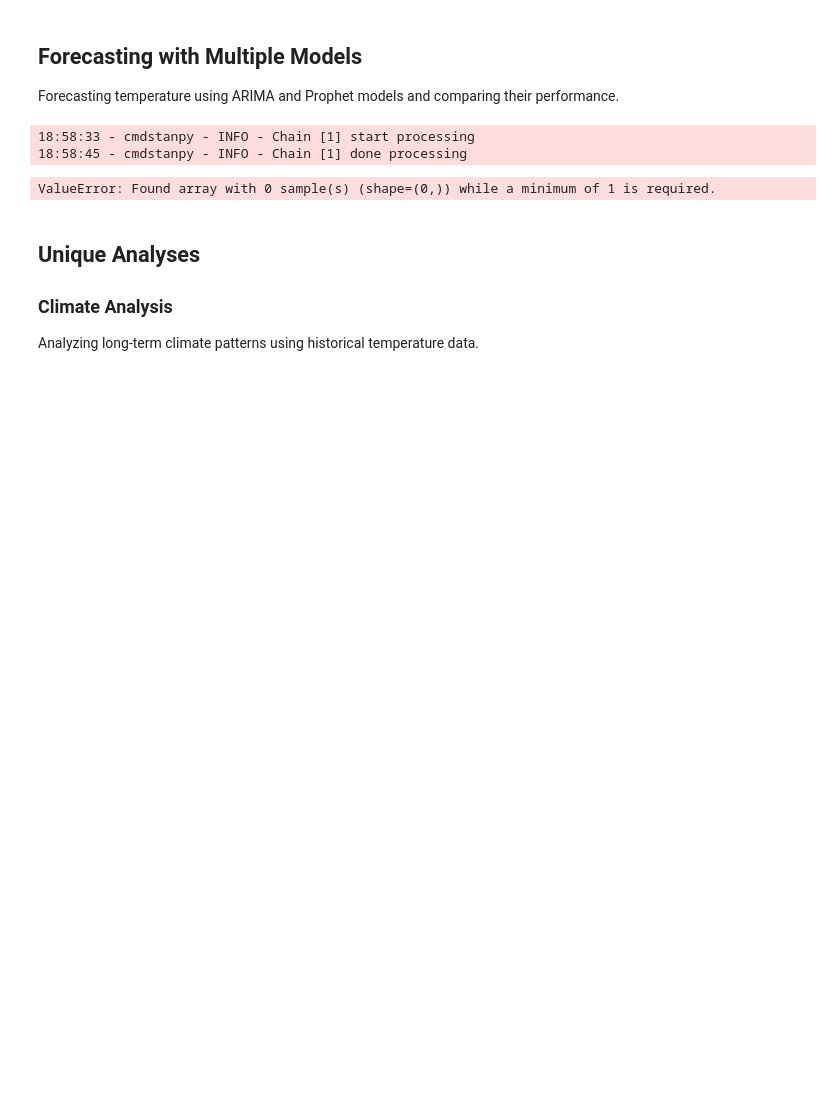
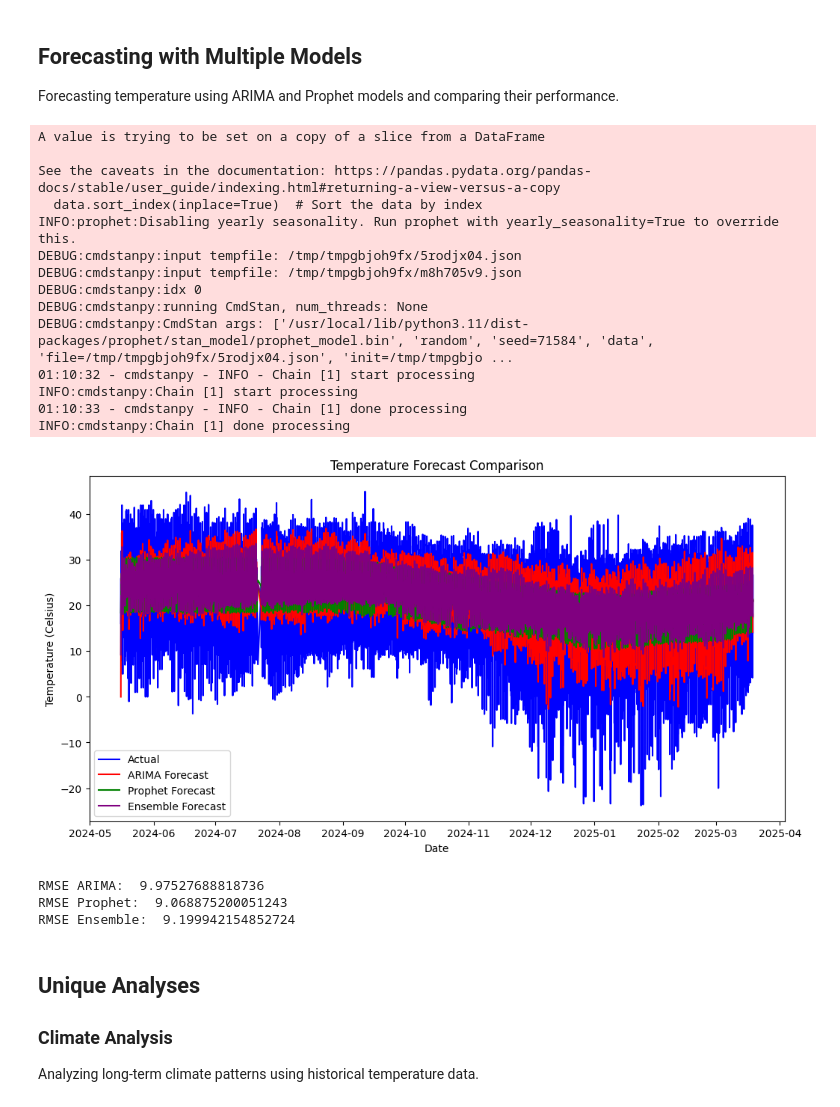
Before and after one commit to Shiva250503ss/Weather-Trend-Forecasting, a Jupyter notebook: Weather_Forecasting_Models_Comparison.ipynb, the cells around one changed output. Drawn from its saved outputs; the diff is of its cells as text; code cells hidden in the pictures; blank space fills up the shorter version.

```diff
--- a/Weather_Forecasting_Models_Comparison.ipynb
+++ b/Weather_Forecasting_Models_Comparison.ipynb
@@ -25,7 +25,7 @@ from sklearn.decomposition import PCA
 Loading the dataset and displaying the first few rows to understand its structure.
 # %%
 # Load the dataset
-data = pd.read_csv("GlobalWeatherRepository.csv")
+data = pd.read_csv("/content/GlobalWeatherRepository.csv")
 
 # Display the first few rows of the dataset
 data.head()
@@ -101,61 +102,73 @@ Name: temperature_celsius, dtype: float64
 
 Forecasting temperature using ARIMA and Prophet models and comparing their performance.
 # %%
-# --- Step 1: Ensure unique datetime index ---
-data = data[~data.index.duplicated(keep='first')]  # Remove duplicate timestamps
+# Ensure data index is a datetime index and sorted
+data['last_updated'] = pd.to_datetime(data['last_updated'])
+data.set_index('last_updated', inplace=True)
+data = data[~data.index.duplicated(keep='first')]  # Remove duplicates
+data.sort_index(inplace=True)  # Sort the data by index
 
-# --- Step 2: Regenerate predictions with clean index ---
-# Fit ARIMA (with cleaned data)
+# ARIMA Forecast
 arima_model = ARIMA(data['temperature_celsius'].dropna(), order=(5,1,0))
 arima_result = arima_model.fit()
+arima_predictions = arima_result.predict(start=data.index.min(), end=data.index.max(), typ='levels')
 
-# Generate ARIMA predictions with aligned index
-arima_predictions = arima_result.predict(start=data.index[0], end=data.index[-1], typ='levels')
+# Prophet Forecast
+data_prophet = data.reset_index()[['last_updated', 'temperature_celsius']].rename(columns={'last_updated': 'ds', 'temperature_celsius': 'y'})
+prophet_model = Prophet()
+prophet_model.fit(data_prophet.dropna())
+future = prophet_model.make_future_dataframe(periods=365, freq='D')
+forecast_prophet = prophet_model.predict(future)
+prophet_predictions = forecast_prophet.set_index('ds')['yhat'].reindex(data.index).interpolate()
 
-# Fit Prophet (with cleaned data)
-df_prophet = data.reset_index()[['last_updated', 'temperature_celsius']].rename(
-    columns={'last_updated': 'ds', 'temperature_celsius': 'y'}
-)
-prophet_model = Prophet()
-prophet_model.fit(df_prophet)
-future = prophet_model.make_future_dataframe(periods=365)
-forecast_prophet = prophet_model.predict(future)
-
-# Align Prophet predictions with cleaned data index
-future['ds'] = pd.to_datetime(future['ds'])
-prophet_predictions = forecast_prophet.set_index('ds')['yhat'].reindex(data.index, fill_value=np.nan)
-
-# --- Step 3: Recalculate ensemble predictions ---
+# Ensemble Forecast
 ensemble_predictions = (arima_predictions + prophet_predictions) / 2
 
-# --- Step 4: Calculate RMSE with aligned data ---
+# Function to calculate RMSE
 def calculate_rmse(actual, predictions):
-    combined = pd.DataFrame({'actual': actual, 'predictions': predictions}).dropna()
-    return np.sqrt(mean_squared_error(combined['actual'], combined['predictions']))
+    combined = pd.concat([actual, predictions], axis=1).dropna()
+    return np.sqrt(mean_squared_error(combined.iloc[:, 0], combined.iloc[:, 1]))
 
+# Calculate RMSE
 rmse_arima = calculate_rmse(data['temperature_celsius'], arima_predictions)
 rmse_prophet = calculate_rmse(data['temperature_celsius'], prophet_predictions)
 rmse_ensemble = calculate_rmse(data['temperature_celsius'], ensemble_predictions)
 
-# --- Step 5: Plotting ---
+# Plotting
 plt.figure(figsize=(12, 6))
-plt.plot(data.index, data['temperature_celsius'], label='Actual')
-plt.plot(data.index, arima_predictions, label='ARIMA Forecast', alpha=0.7)
-plt.plot(data.index, prophet_predictions, label='Prophet Forecast', alpha=0.7)
-plt.plot(data.index, ensemble_predictions, label='Ensemble Forecast', alpha=0.7)
+plt.plot(data.index, data['temperature_celsius'], label='Actual', color='blue')
+plt.plot(arima_predictions.index, arima_predictions, label='ARIMA Forecast', color='red')
+plt.plot(prophet_predictions.index, prophet_predictions, label='Prophet Forecast', color='green')
+plt.plot(ensemble_predictions.index, ensemble_predictions, label='Ensemble Forecast', color='purple')
 plt.legend()
-plt.title('Temperature Forecasting Comparison')
+plt.title('Temperature Forecast Comparison')
 plt.xlabel('Date')
 plt.ylabel('Temperature (Celsius)')
 plt.show()
 
+# Print RMSE results
 print("RMSE ARIMA: ", rmse_arima)
 print("RMSE Prophet: ", rmse_prophet)
 print("RMSE Ensemble: ", rmse_ensemble)
 # %% [output]
-18:58:33 - cmdstanpy - INFO - Chain [1] start processing
-18:58:45 - cmdstanpy - INFO - Chain [1] done processing
+A value is trying to be set on a copy of a slice from a DataFrame
+
+See the caveats in the documentation: https://pandas.pydata.org/pandas-docs/stable/user_guide/indexing.html#returning-a-view-versus-a-copy
+  data.sort_index(inplace=True)  # Sort the data by index
+INFO:prophet:Disabling yearly seasonality. Run prophet with yearly_seasonality=True to override this.
+DEBUG:cmdstanpy:input tempfile: /tmp/tmpgbjoh9fx/5rodjx04.json
+DEBUG:cmdstanpy:input tempfile: /tmp/tmpgbjoh9fx/m8h705v9.json
+DEBUG:cmdstanpy:idx 0
+DEBUG:cmdstanpy:running CmdStan, num_threads: None
+DEBUG:cmdstanpy:CmdStan args: ['/usr/local/lib/python3.11/dist-packages/prophet/stan_model/prophet_model.bin', 'random', 'seed=71584', 'data', 'file=/tmp/tmpgbjoh9fx/5rodjx04.json', 'init=/tmp/tmpgbjo ...
+01:10:32 - cmdstanpy - INFO - Chain [1] start processing
+INFO:cmdstanpy:Chain [1] start processing
+01:10:33 - cmdstanpy - INFO - Chain [1] done processing
+INFO:cmdstanpy:Chain [1] done processing
+[figure, added]
-ValueError: Found array with 0 sample(s) (shape=(0,)) while a minimum of 1 is required.
+RMSE ARIMA:  9.97527688818736
+RMSE Prophet:  9.068875200051243
+RMSE Ensemble:  9.199942154852724
 # %% [markdown]
 ## Unique Analyses
 
```
Also changed, not shown: parts of 12 cells of this notebook, 4 other files.
